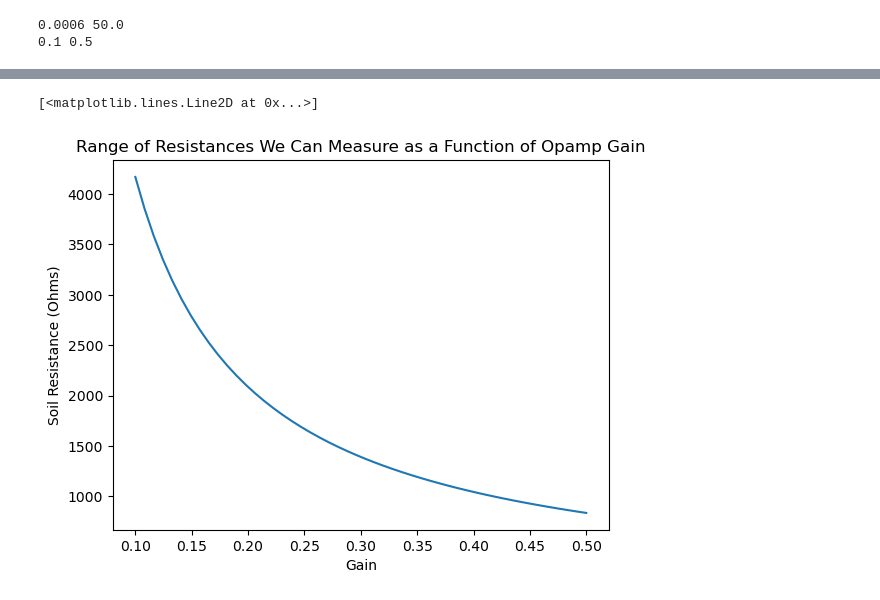
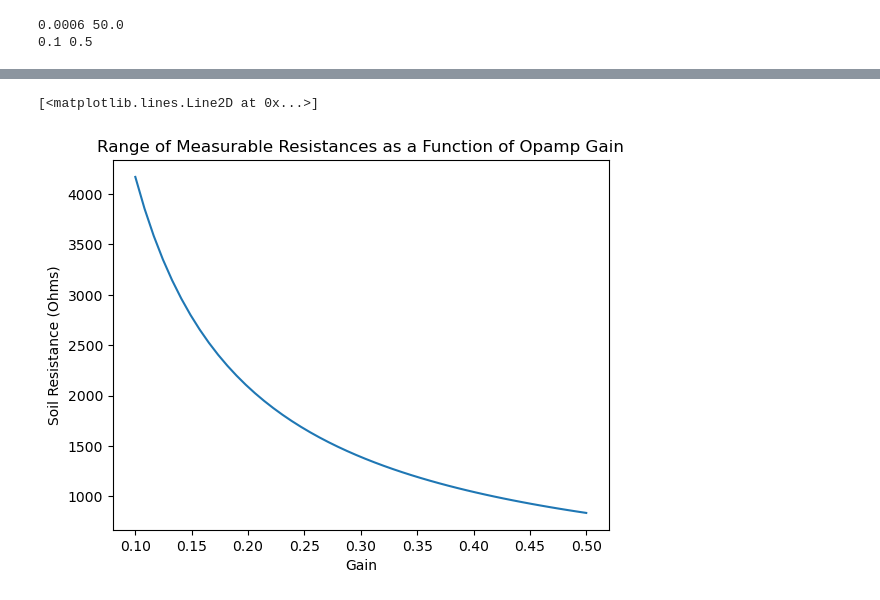
Before and after one commit to GarimaPrabhakar/bert-practice, a Jupyter notebook: tryingstuff/meas_board.ipynb, the cells around one changed output, grey strips where cells are left out. Cells and saved outputs as stored; diff of their text form; code cells hidden in the pictures.

```diff
--- a/tryingstuff/meas_board.ipynb
+++ b/tryingstuff/meas_board.ipynb
@@ -114,8 +119,8 @@ plt.plot(gains[:,len(vmeas)-1], soil2[:,len(vmeas)-1])
 # %%
-plt.title("Range of Resistances We Can Measure as a Function of Opamp Gain")
+plt.title("Range of Measurable Resistances as a Function of Opamp Gain")
 plt.xlabel("Gain")
 plt.ylabel("Soil Resistance (Ohms)")
 plt.plot(gains[:,len(vmeas)-1], soil2[:,len(vmeas)-1] - soil2[:,0])
 # %% [output]
 [<matplotlib.lines.Line2D at 0x...>]
-[figure, old version]
+[figure, new version]
```
Also changed, not shown: parts of 10 cells of this notebook, 1 other file.
